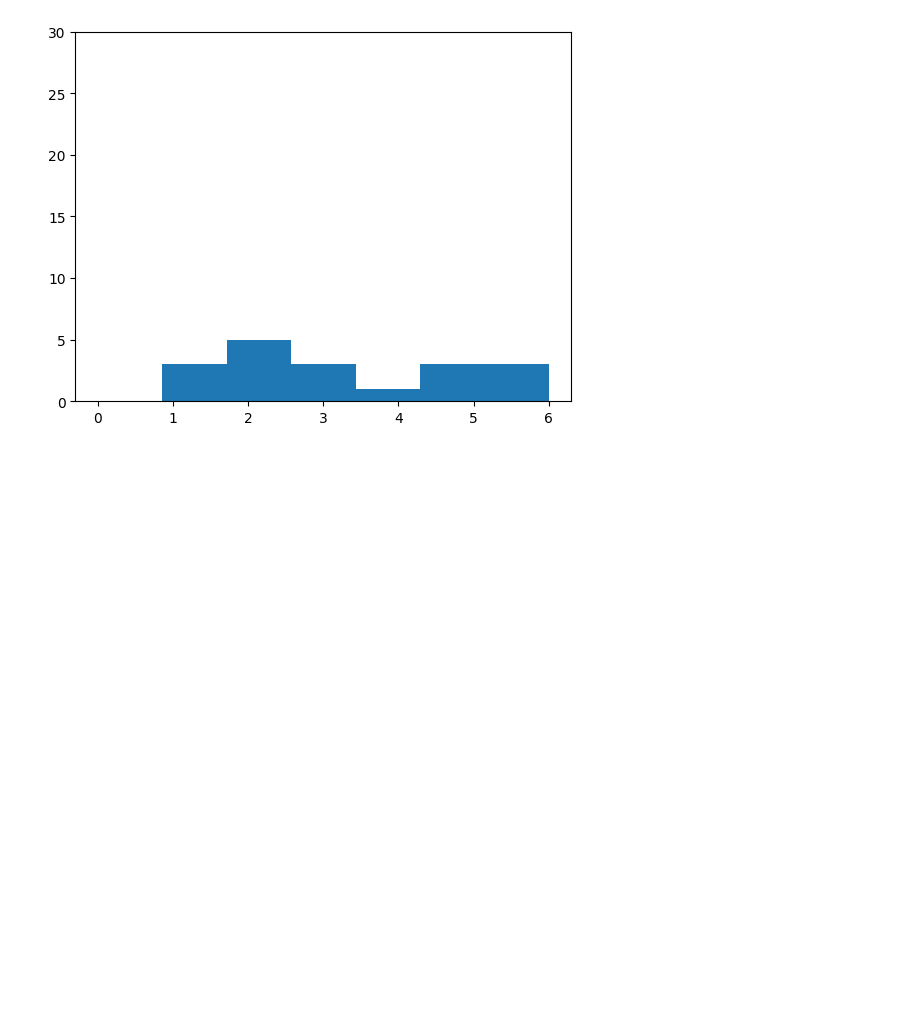
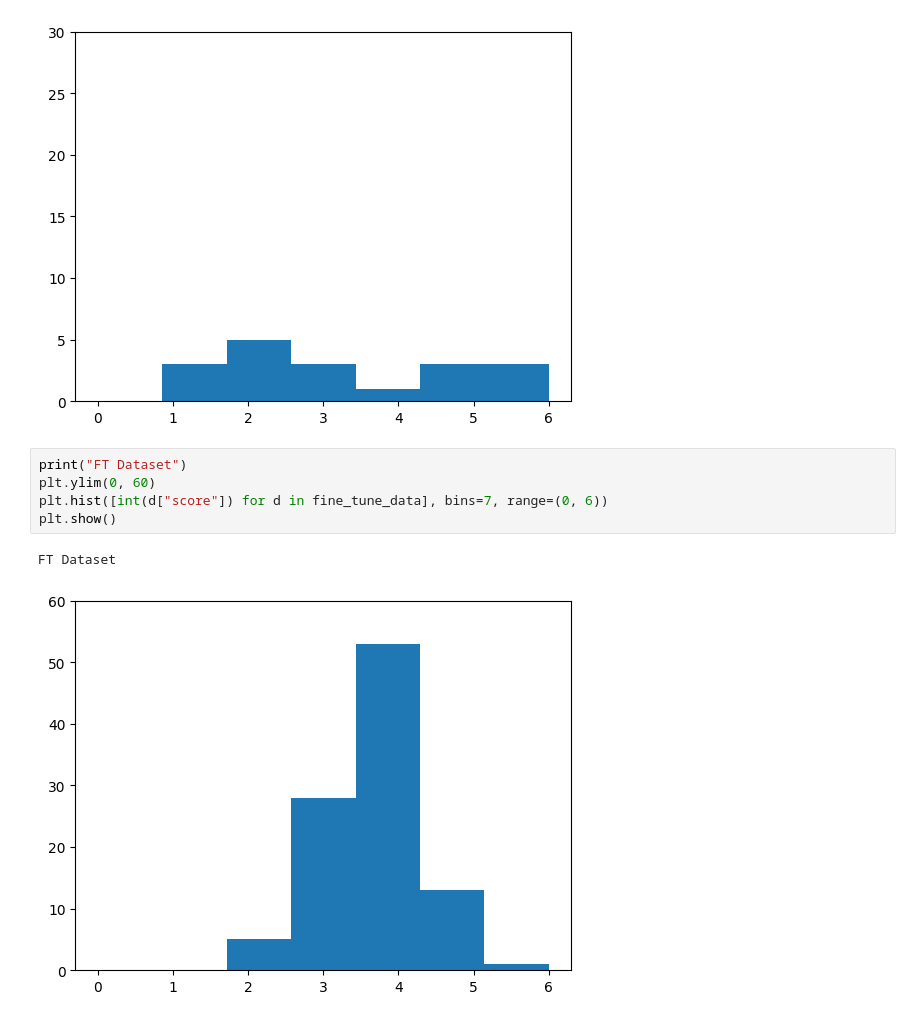
Before and after one commit to siddharthnandy/cs263-project, a Jupyter notebook: eval/eval.ipynb, the cells around one changed output. Cells and saved outputs as stored; diff of their text form; blank space fills up the shorter version.

Commit message:
add fine tune data scores histogram

```diff
--- a/eval/eval.ipynb
+++ b/eval/eval.ipynb
@@ -125,3 +125,11 @@ FT
 [figure]
 Base
 [figure]
+# %%
+print("FT Dataset")
+plt.ylim(0, 60)
+plt.hist([int(d["score"]) for d in fine_tune_data], bins=7, range=(0, 6))
+plt.show()
+# %% [output]
+FT Dataset
+[figure, added]
```
